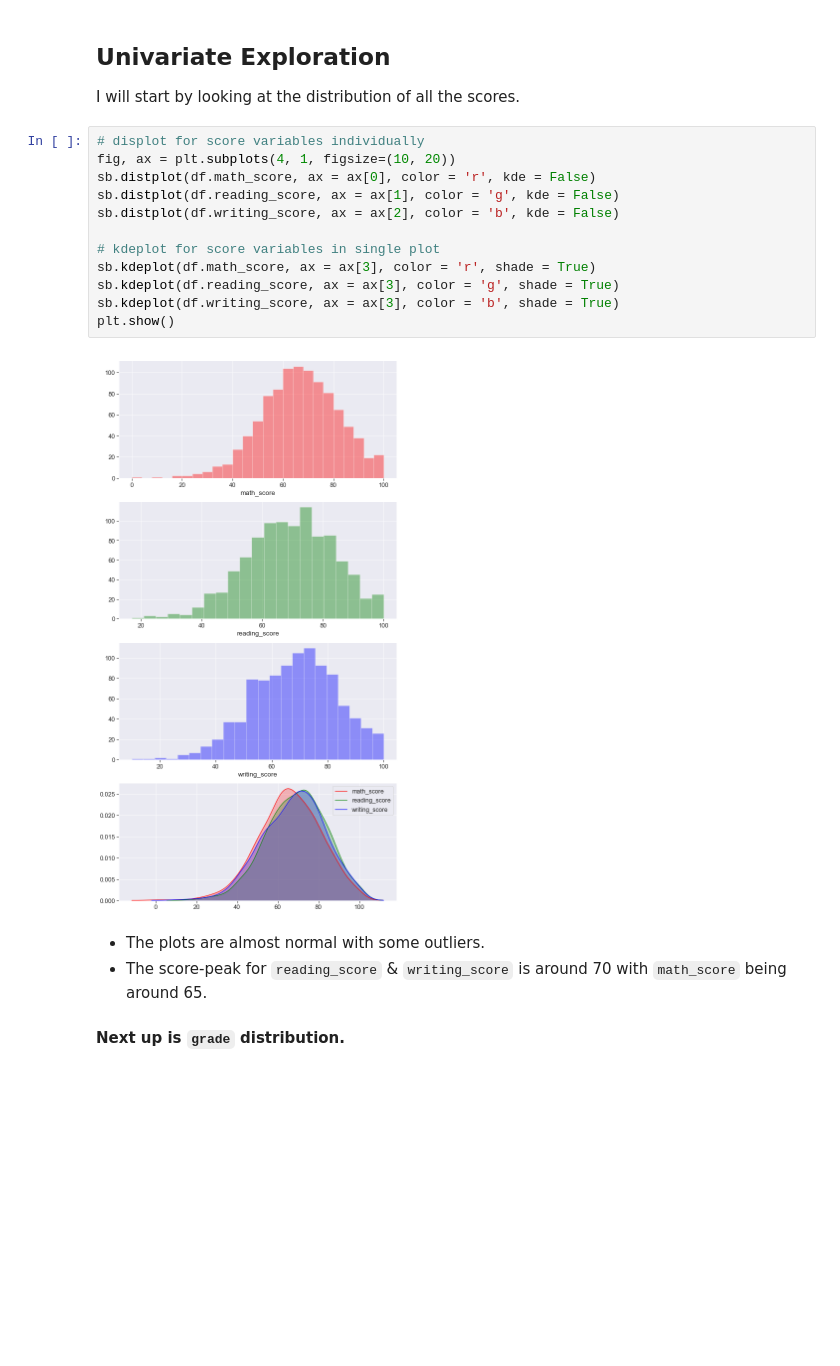
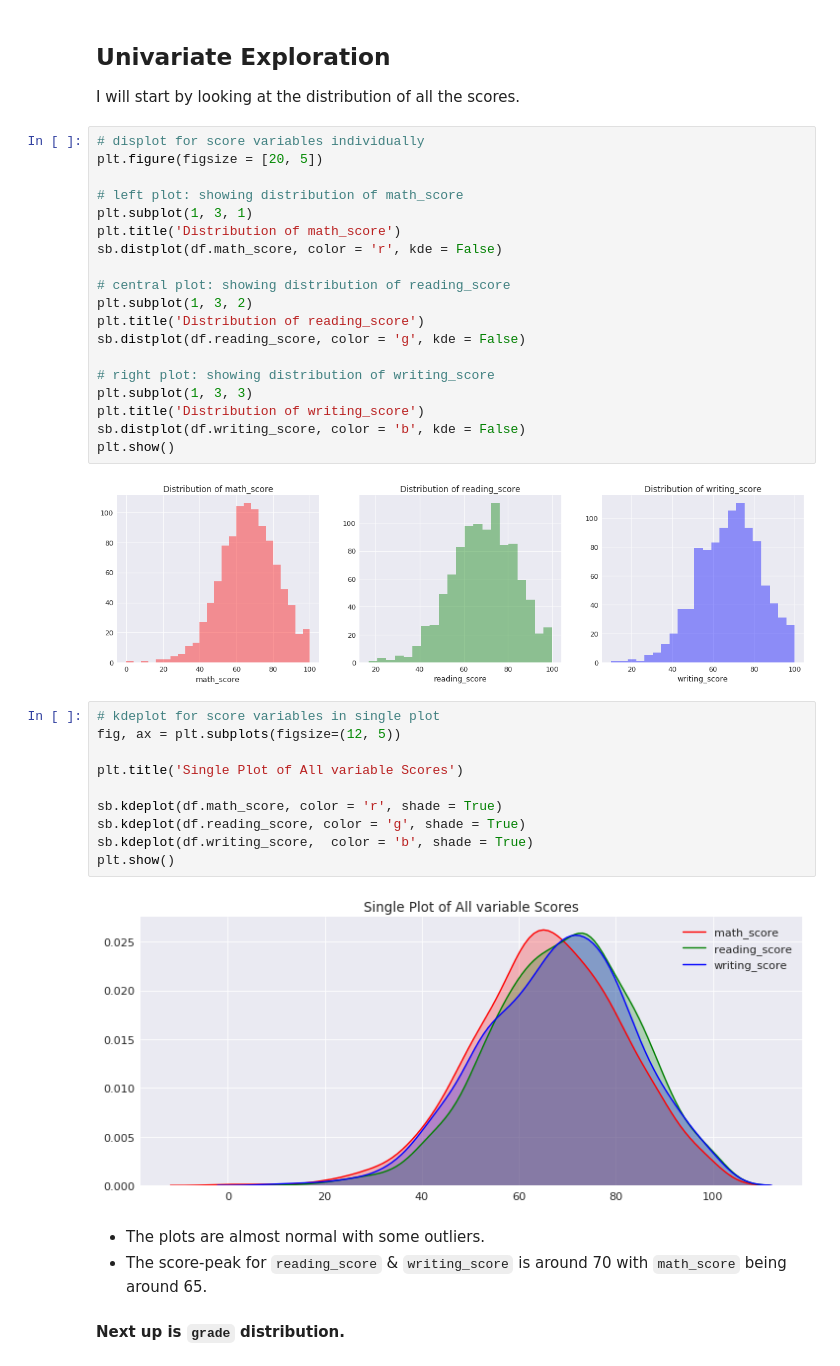
Before and after one commit to habibumrf/Communicate_Data_Findings, a Jupyter notebook: student_performance_in_exams_part_I.ipynb, the cells around one changed output. Drawn from its saved outputs; the diff is of its cells as text; blank space fills up the shorter version.

```diff
--- a/student_performance_in_exams_part_I.ipynb
+++ b/student_performance_in_exams_part_I.ipynb
@@ -181,20 +181,39 @@ I think features such as `test_preparation_course` will have quite an impact on
 ## Univariate Exploration
 
 I will start by looking at the distribution of all the scores.
+# %%
+# displot for score variables individually
+plt.figure(figsize = [20, 5])
+
+# left plot: showing distribution of math_score
+plt.subplot(1, 3, 1)
+plt.title('Distribution of math_score')
+sb.distplot(df.math_score, color = 'r', kde = False)
+
+# central plot: showing distribution of reading_score
+plt.subplot(1, 3, 2)
+plt.title('Distribution of reading_score')
+sb.distplot(df.reading_score, color = 'g', kde = False)
+
+# right plot: showing distribution of writing_score
+plt.subplot(1, 3, 3)
+plt.title('Distribution of writing_score')
+sb.distplot(df.writing_score, color = 'b', kde = False)
+plt.show()
+# %% [output]
+[figure, added]
 # %%
-# displot for score variables individually
-fig, ax = plt.subplots(4, 1, figsize=(10, 20))
-sb.distplot(df.math_score, ax = ax[0], color = 'r', kde = False)
-sb.distplot(df.reading_score, ax = ax[1], color = 'g', kde = False)
-sb.distplot(df.writing_score, ax = ax[2], color = 'b', kde = False)
+# kdeplot for score variables in single plot
+fig, ax = plt.subplots(figsize=(12, 5))
 
-# kdeplot for score variables in single plot
-sb.kdeplot(df.math_score, ax = ax[3], color = 'r', shade = True)
-sb.kdeplot(df.reading_score, ax = ax[3], color = 'g', shade = True)
-sb.kdeplot(df.writing_score, ax = ax[3], color = 'b', shade = True)
+plt.title('Single Plot of All variable Scores')
+
+sb.kdeplot(df.math_score, color = 'r', shade = True)
+sb.kdeplot(df.reading_score, color = 'g', shade = True)
+sb.kdeplot(df.writing_score,  color = 'b', shade = True)
 plt.show()
 # %% [output]
-[figure, old version]
+[figure, new version]
 # %% [markdown]
 - The plots are almost normal with some outliers.
 - The score-peak for `reading_score` & `writing_score` is around 70 with `math_score` being around 65.
```
Also changed, not shown: parts of 16 cells of this notebook, 3 other files.
